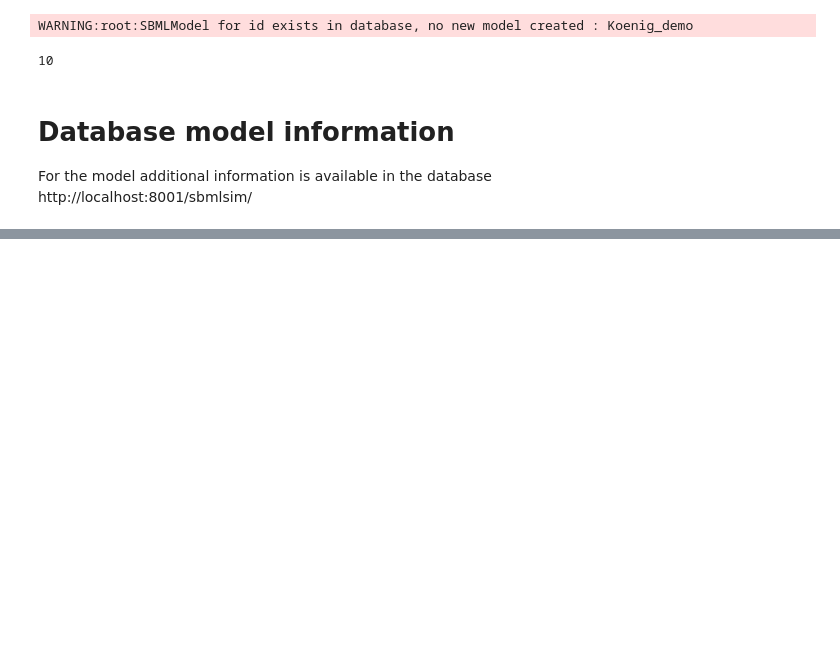
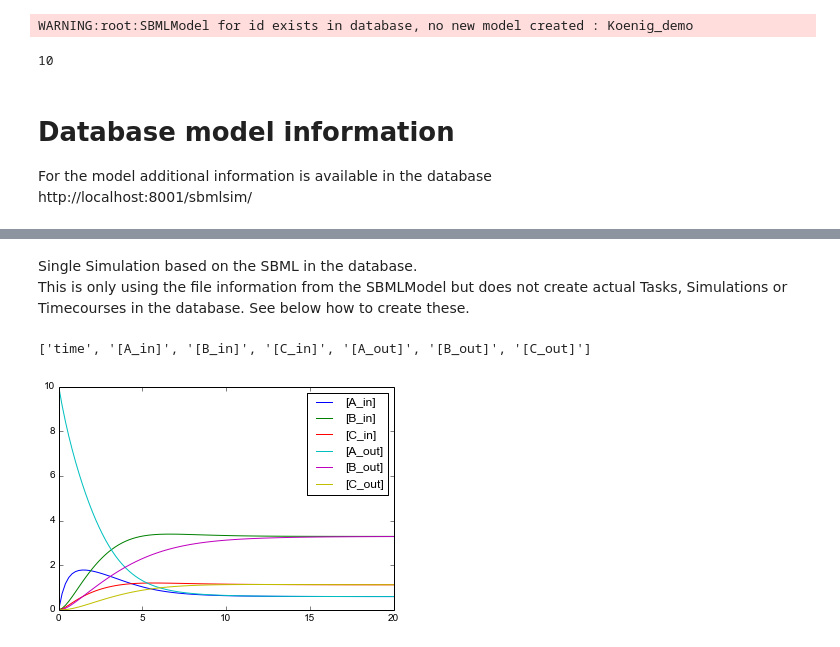
Before and after one commit to jingyayeah/multiscale-galactose, a Jupyter notebook: python/simulator/examples/demo/02_demo_django.ipynb, the cells around one changed output, grey strips where cells are left out. Drawn from its saved outputs; the diff is of its cells as text; code cells hidden in the pictures; blank space fills up the shorter version.

```diff
--- a/python/simulator/examples/demo/02_demo_django.ipynb
+++ b/python/simulator/examples/demo/02_demo_django.ipynb
@@ -23,7 +24,7 @@ print settings.SETTINGS_MODULE
 multiscalesite.settings
 # %%
 # create model in database
-db_model = odesim.db_tools.sbmlmodel_from_file('Koenig_demo.xml')
+db_model = db_tools.sbmlmodel_from_file('Koenig_demo.xml')
 # %% [output]
 WARNING:root:SBMLModel for id exists in database, no new model created : Koenig_demo
 # %%
@@ -51,0 +44,12 @@ import odesim.db_tools
+# %% [markdown]
+Single Simulation based on the SBML in the database.
+This is only using the file information from the SBMLModel but does not create actual Tasks, Simulations or Timecourses in the database. See below how to create these.
+# %%
+%matplotlib inline
+# Uset the filepath from the database
+rr = roadrunner.RoadRunner(db_model.filepath)
+print rr.selections
+s = rr.simulate(0,20, 100, plot=True)  # equidistant timecourse for 20 [s]
+# %% [output]
+['time', '[A_in]', '[B_in]', '[C_in]', '[A_out]', '[B_out]', '[C_out]']
+[figure, added]
```
Also changed, not shown: parts of 16 cells of this notebook, 22 other files.
